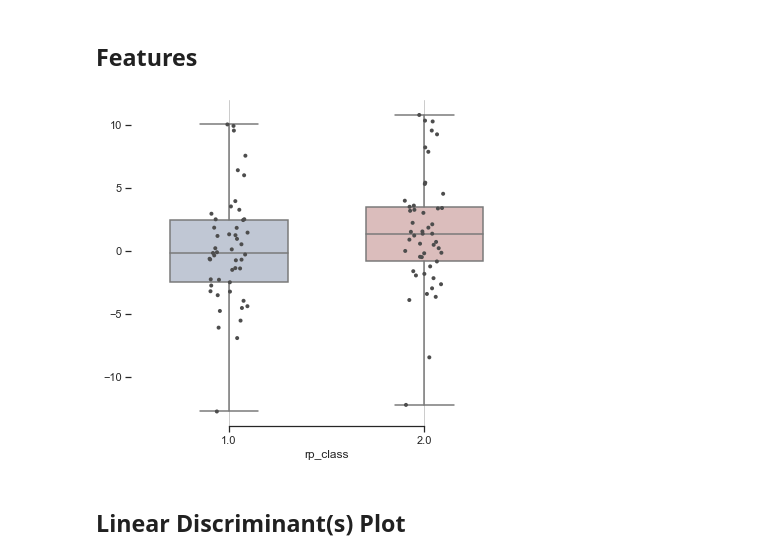
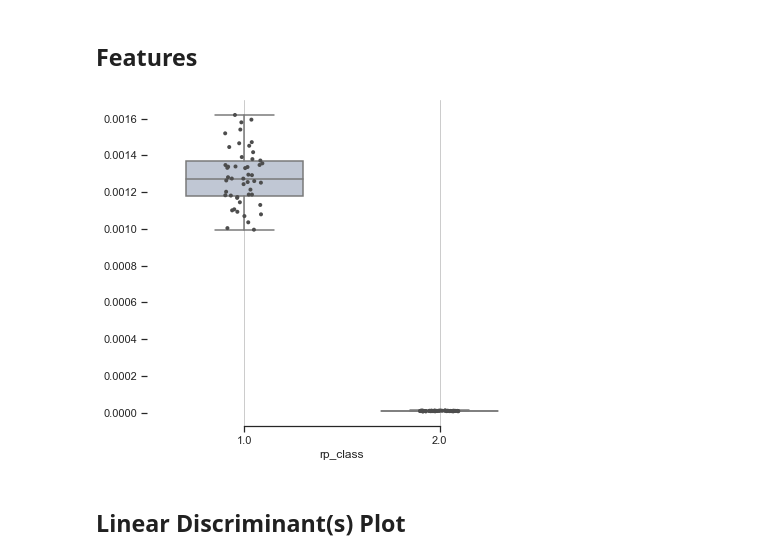
Before and after one commit to lukasgehrke/2021-fastReach, a Jupyter notebook: app/fastReach/reaching_data_exploration.ipynb, the cells around one changed output. Saved outputs shown, nothing was run; the diff lists cells and outputs as text; code cells hidden in the pictures.

```diff
--- a/app/fastReach/reaching_data_exploration.ipynb
+++ b/app/fastReach/reaching_data_exploration.ipynb
@@ -103,28 +117,28 @@ pickle.dump(clf, open(filename, 'wb'))
 # %%
 # g = sns.lmplot(x='Motion',y='Motion', data=data, hue='rp_class', fit_reg=False)
 # g.set_axis_labels('{} muscle1'.format(feature), '{} muscle2'.format(feature))
 
 data_short = data.groupby(['epoch_ix']).mean()
 
 sns.set_theme(style="ticks")
 f, ax = plt.subplots(figsize=(7, 6))
 
 # Plot the orbital period with horizontal boxes
 group_var = "rp_class"
-val_var = "C3"
+val_var = "Motion"
 sns.boxplot(x=group_var, y=val_var, data=data_short,
             whis=[0, 100], width=.6, palette="vlag")
 
 # Add in points to show each observation
 sns.stripplot(x=group_var, y=val_var, data=data_short,
               size=4, color=".3", linewidth=0)
 
 # Tweak the visual presentation
 ax.xaxis.grid(True)
 ax.set(ylabel="")
 sns.despine(trim=True, left=True)
 # %% [output]
-[figure, old version]
+[figure, new version]
 # %% [markdown]
 ## Linear Discriminant(s) Plot
 # %%
```
Also changed, not shown: parts of 3 cells of this notebook, 1 other file.
